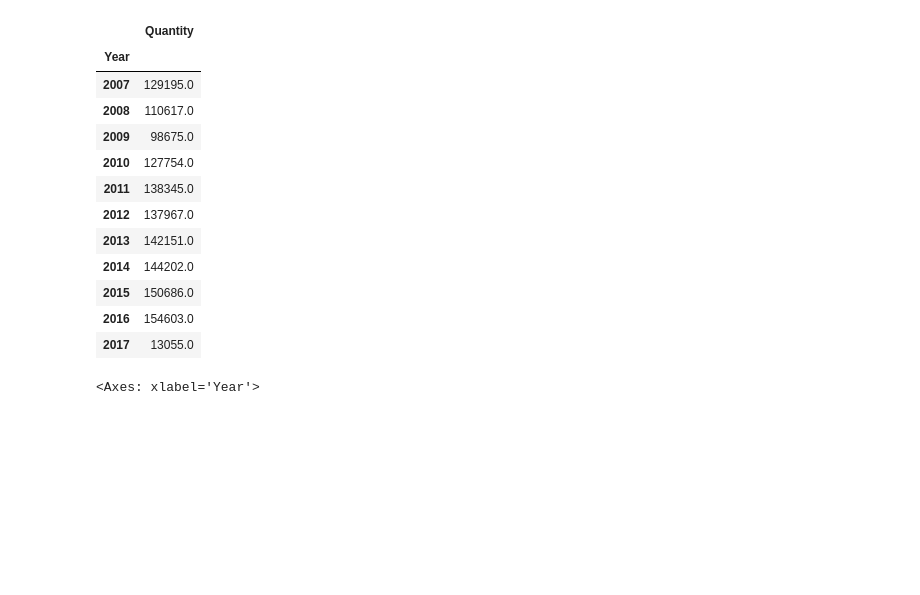
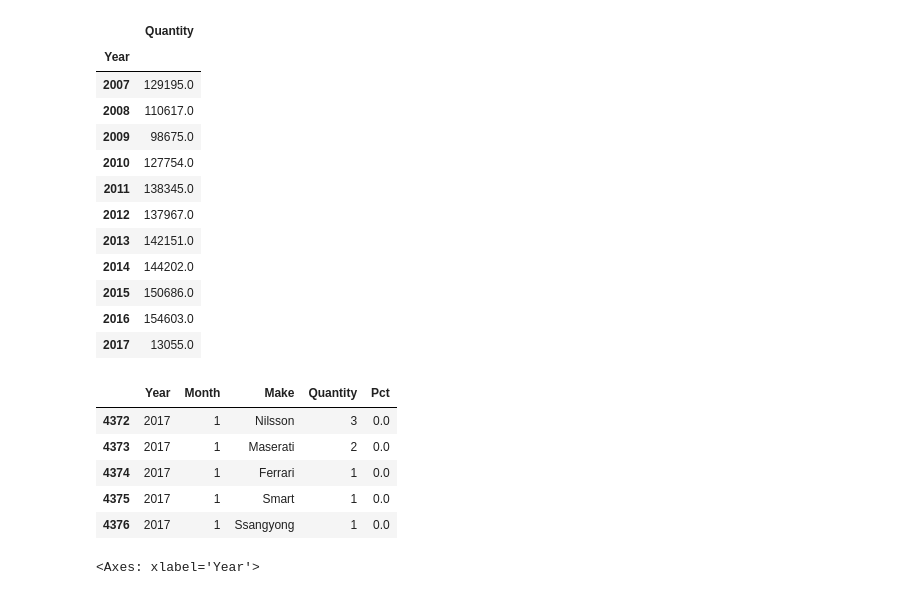
Before and after one commit to MarcusArdenstedt/data_visualization_Marcus_Ericsson_DE24, a Jupyter notebook: code_alongs/02_matplotlib_bar_line/matplotlib_line_bar.ipynb, the cells around one changed output. Saved outputs shown, nothing was run; the diff lists cells and outputs as text; code cells hidden in the pictures; blank space fills up the shorter version.

```diff
--- a/code_alongs/02_matplotlib_bar_line/matplotlib_line_bar.ipynb
+++ b/code_alongs/02_matplotlib_bar_line/matplotlib_line_bar.ipynb
@@ -163,6 +164,15 @@ df_quantity_year
 | 2015 | 150686.0 |
 | 2016 | 154603.0 |
 | 2017 | 13055.0 |
+# %%
+df.tail()
+# %% [output]
+|  | Year | Month | Make | Quantity | Pct |
+| 4372 | 2017 | 1 | Nilsson | 3 | 0.0 |
+| 4373 | 2017 | 1 | Maserati | 2 | 0.0 |
+| 4374 | 2017 | 1 | Ferrari | 1 | 0.0 |
+| 4375 | 2017 | 1 | Smart | 1 | 0.0 |
+| 4376 | 2017 | 1 | Ssangyong | 1 | 0.0 |
 # %%
 df_quantity_year.iloc[:-1].plot()
 # %% [output]
```
Also changed, not shown: parts of 4 cells of this notebook, 1 other file.
